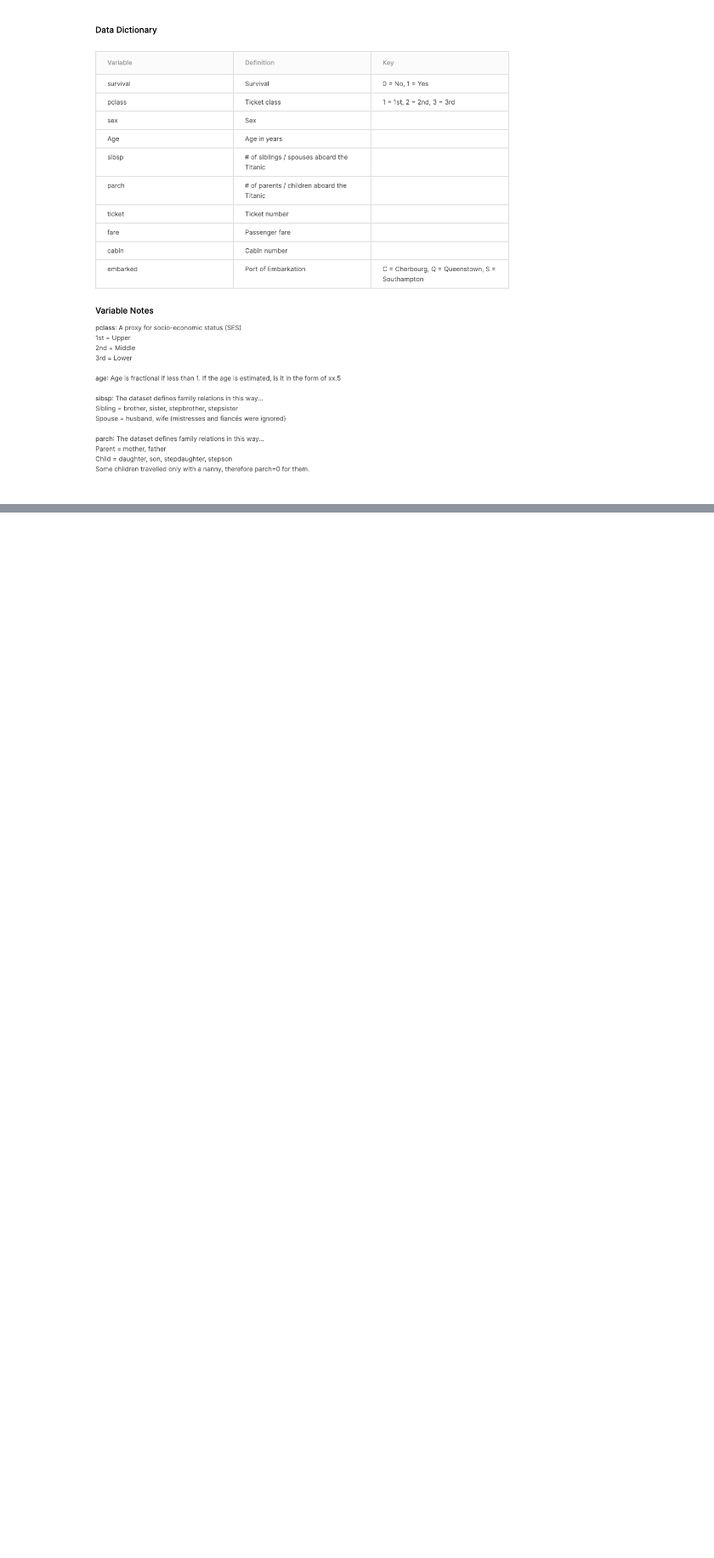
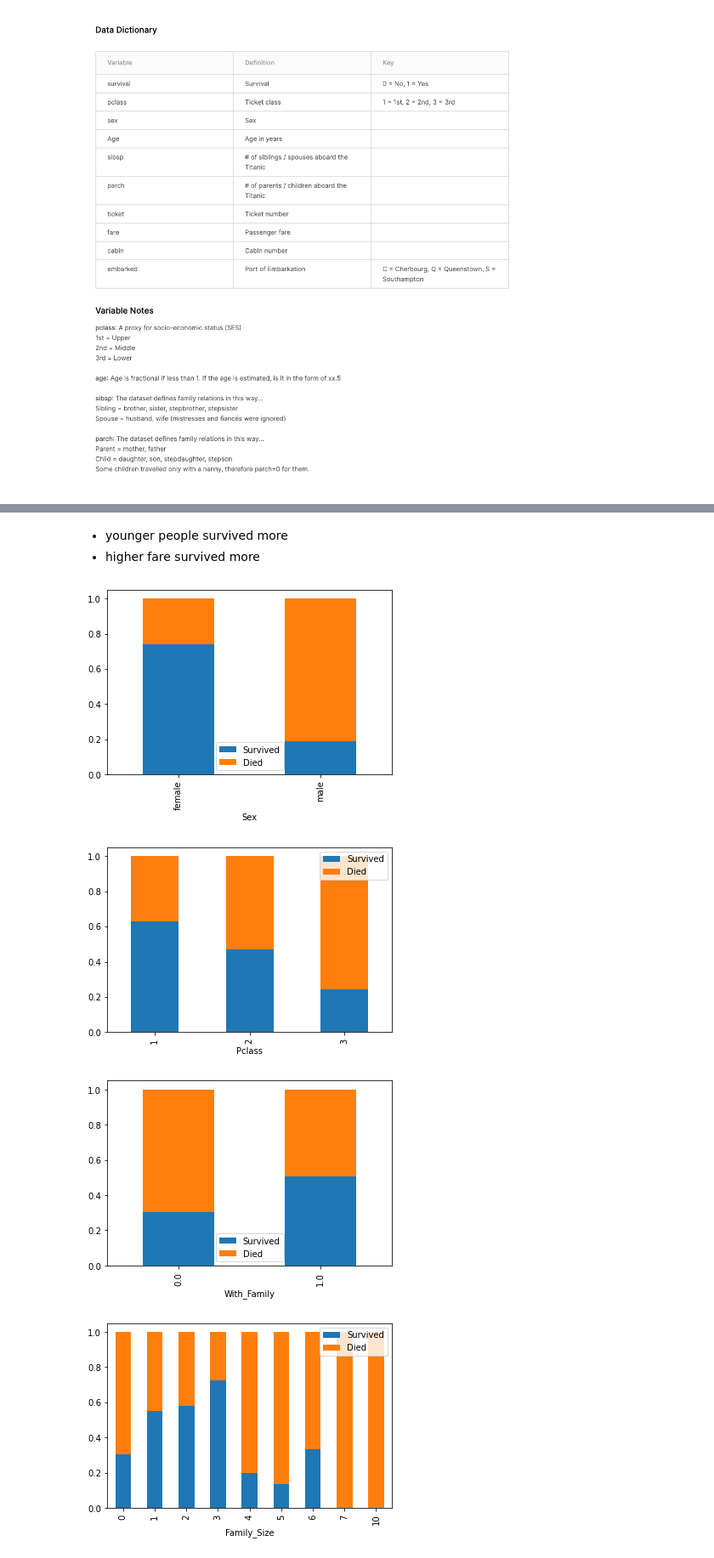
Before and after one commit to nicolecvaldez/100-ml-projects, a Jupyter notebook: 2 - Titanic/titanic-data-set.ipynb, the cells around one changed output, grey strips where cells are left out. Shown at 85% size. Saved outputs shown, nothing was run; the diff lists cells and outputs as text; code cells hidden in the pictures; blank space fills up the shorter version.

```diff
--- a/2 - Titanic/titanic-data-set.ipynb
+++ b/2 - Titanic/titanic-data-set.ipynb
@@ -218,0 +125,18 @@ train_onehotencoded.describe()
+# %% [markdown]
+- younger people survived more
+- higher fare survived more
+# %%
+# categorical features
+
+cols_categorical = ["Sex", "Pclass", "With_Family", "Family_Size", "With_Cabin", "SibSp", "Parch", "Embarked"]
+col_target = "Survived"
+
+for c_c in cols_categorical:
+    train_g = train.groupby([c_c])['Survived'].agg([np.mean, lambda x: 1-np.mean(x)])
+    train_g.columns = ['Survived', 'Died']
+    train_g.plot.bar(stacked=True)
+# %% [output]
+[figure, added]
+[figure, added]
+[figure, added]
+[figure, added]
```
Also changed, not shown: parts of 69 cells of this notebook.
